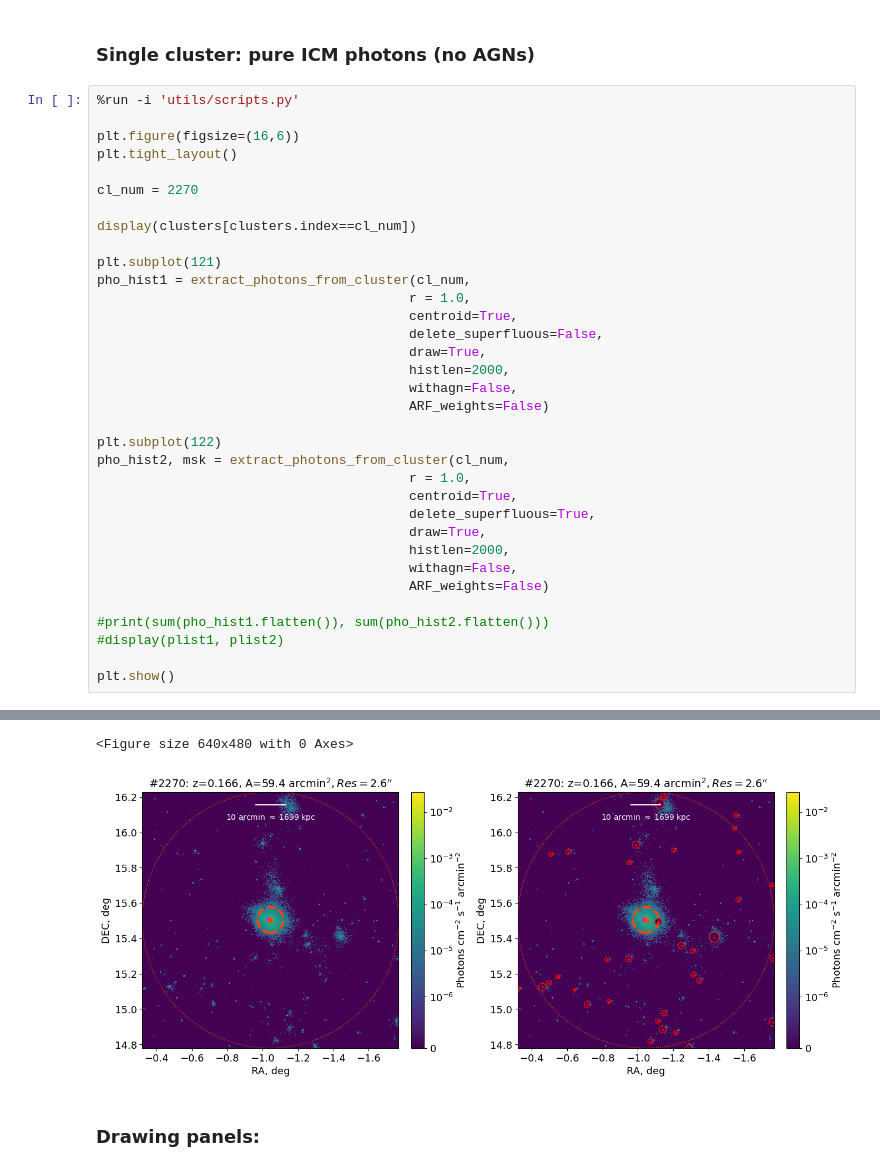
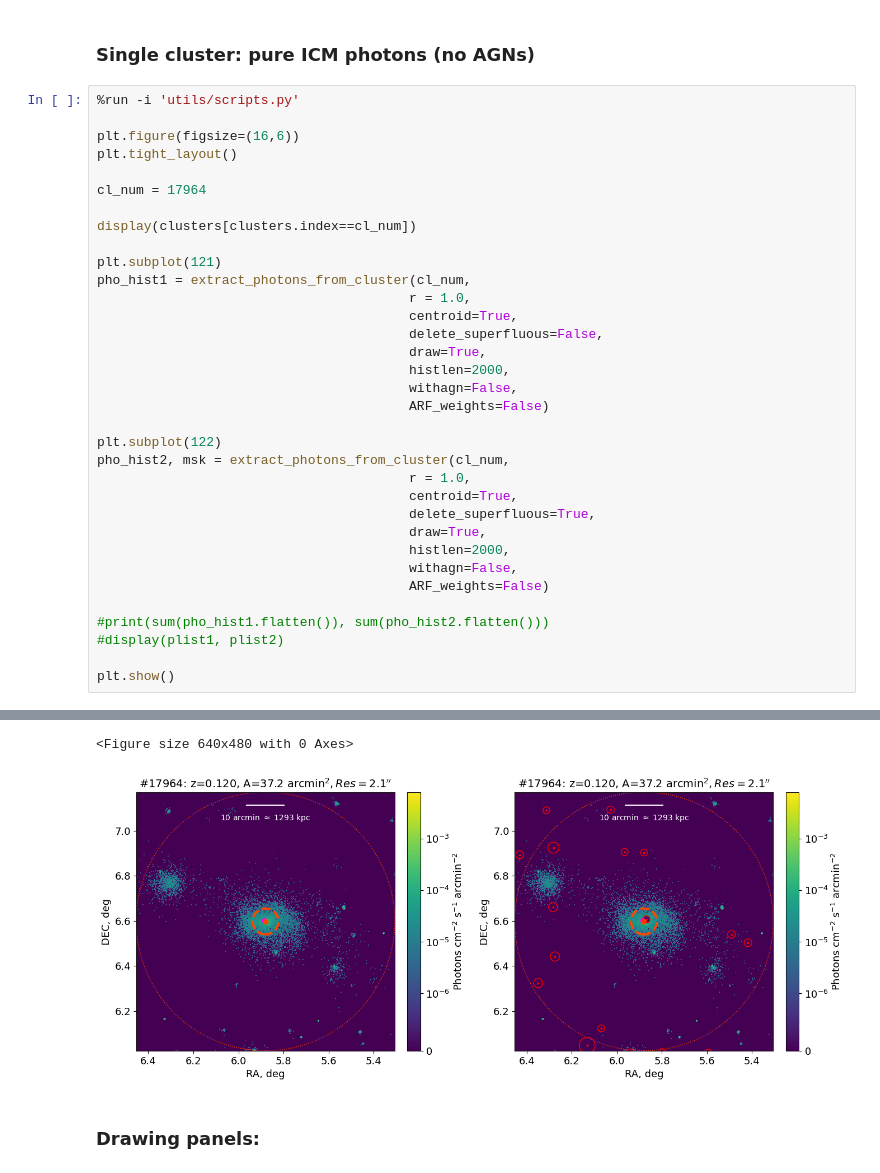
Before and after one commit to pi4imu/stacking, a Jupyter notebook: stacking_new.ipynb, the cells around one changed output, grey strips where cells are left out. Cells and saved outputs as stored; diff of their text form.

```diff
--- a/stacking_new.ipynb
+++ b/stacking_new.ipynb
@@ -142,7 +142,7 @@ galaxies_all
 plt.figure(figsize=(16,6))
 plt.tight_layout()
 
-cl_num = 2270
+cl_num = 17964
 
 display(clusters[clusters.index==cl_num])
 
@@ -176,5 +176,5 @@ plt.show()
 <Figure size 640x480 with 0 Axes>
-[figure, old version]
+[figure, new version]
 # %% [markdown]
 ### Drawing panels:
 # %%
```
Also changed, not shown: parts of 25 cells of this notebook, 4 other files.
